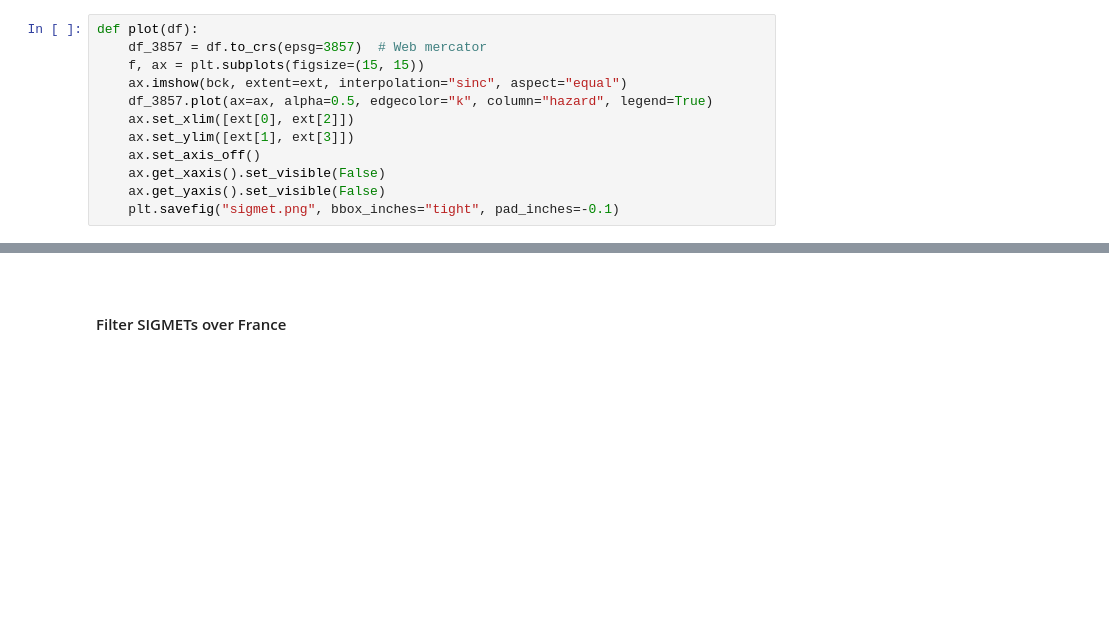
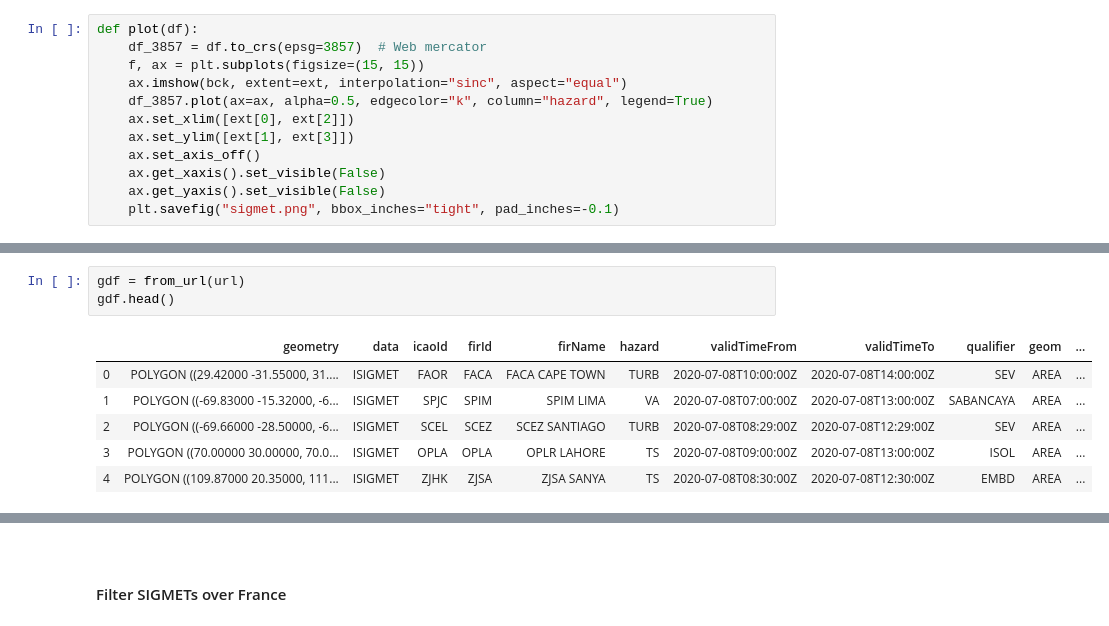
Before and after one commit to thomasdubdub/sigmet-sectors, a Jupyter notebook: demo_sigmet_sectors.ipynb, the cells around one changed output, grey strips where cells are left out. Cells and saved outputs as stored; diff of their text form; blank space fills up the shorter version.

```diff
--- a/demo_sigmet_sectors.ipynb
+++ b/demo_sigmet_sectors.ipynb
@@ -58,3 +55,13 @@ gdf.head(2)
+# %%
+gdf = from_url(url)
+gdf.head()
+# %% [output]
+|  | geometry | data | icaoId | firId | firName | hazard | validTimeFrom | validTimeTo | qualifier | geom | ... |
+| 0 | POLYGON ((29.42000 -31.55000, 31.... | ISIGMET | FAOR | FACA | FACA CAPE TOWN | TURB | 2020-07-08T10:00:00Z | 2020-07-08T14:00:00Z | SEV | AREA | ... |
+| 1 | POLYGON ((-69.83000 -15.32000, -6... | ISIGMET | SPJC | SPIM | SPIM LIMA | VA | 2020-07-08T07:00:00Z | 2020-07-08T13:00:00Z | SABANCAYA | AREA | ... |
+| 2 | POLYGON ((-69.66000 -28.50000, -6... | ISIGMET | SCEL | SCEZ | SCEZ SANTIAGO | TURB | 2020-07-08T08:29:00Z | 2020-07-08T12:29:00Z | SEV | AREA | ... |
+| 3 | POLYGON ((70.00000 30.00000, 70.0... | ISIGMET | OPLA | OPLA | OPLR LAHORE | TS | 2020-07-08T09:00:00Z | 2020-07-08T13:00:00Z | ISOL | AREA | ... |
+| 4 | POLYGON ((109.87000 20.35000, 111... | ISIGMET | ZJHK | ZJSA | ZJSA SANYA | TS | 2020-07-08T08:30:00Z | 2020-07-08T12:30:00Z | EMBD | AREA | ... |
 # %%
 plot(gdf)
 # %% [output]
```
Also changed, not shown: parts of 3 cells of this notebook, 1 other file.
